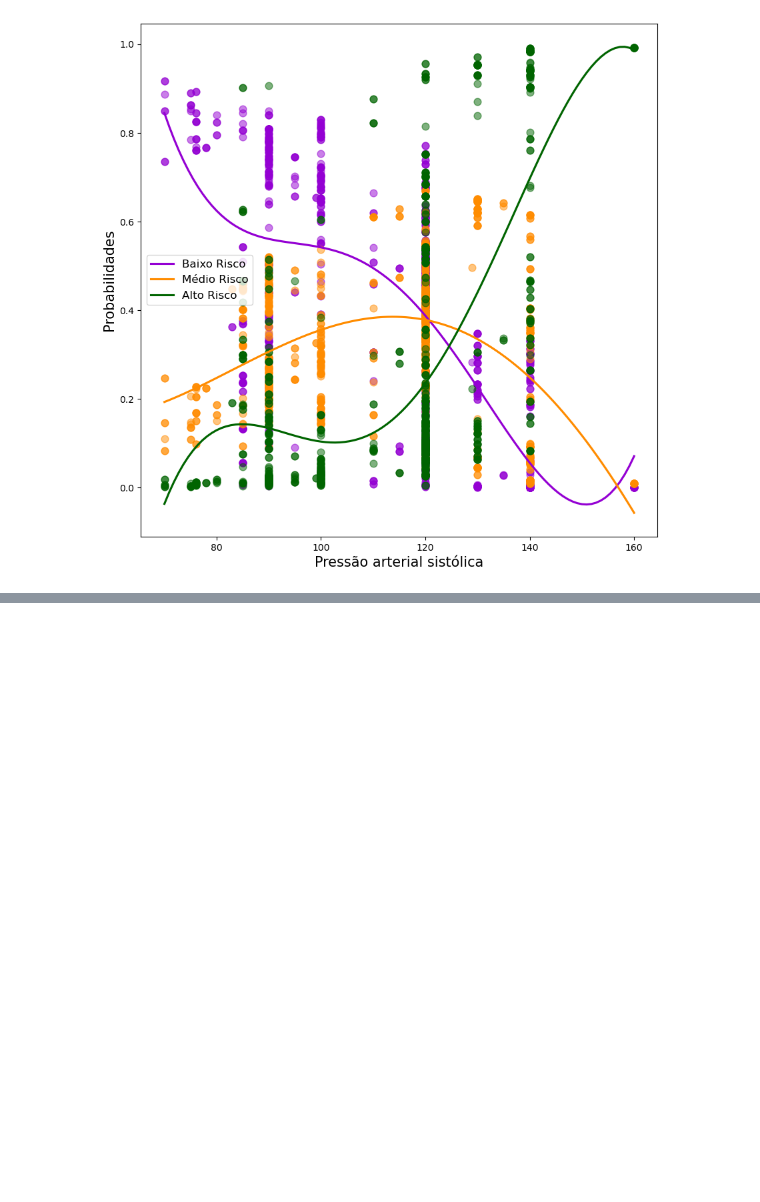
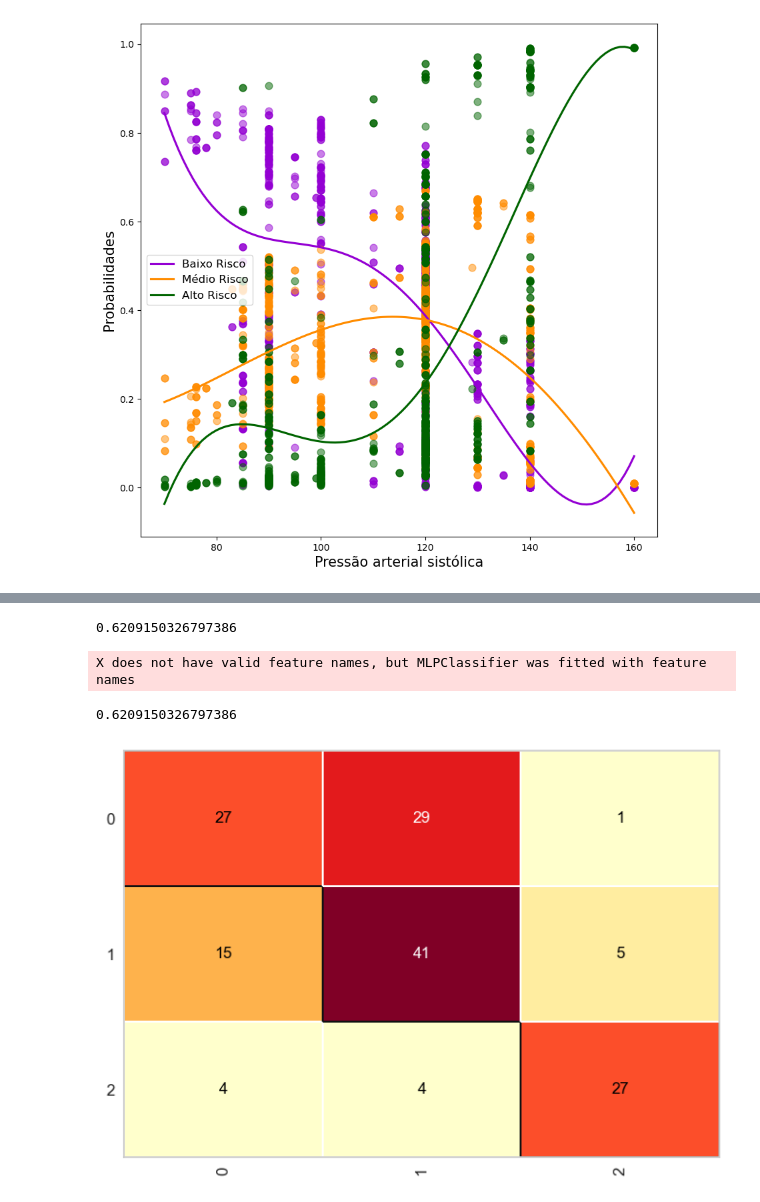
Before and after one commit to BrunoMeloSlv/Maternal_Health_Risk, a Jupyter notebook: Maternal Health Risk.ipynb, the cells around one changed output, grey strips where cells are left out. Drawn from its saved outputs; the diff is of its cells as text; code cells hidden in the pictures; blank space fills up the shorter version.

```diff
--- a/Maternal Health Risk.ipynb
+++ b/Maternal Health Risk.ipynb
@@ -526,0 +632,6 @@ plt.show()
+# %%
+from sklearn.neural_network import MLPClassifier
+rede_neural = MLPClassifier(max_iter= 1000, verbose= True,
+                                   solver = 'adam', activation= 'relu',
+                                   hidden_layer_sizes= (150,150))
+rede_neural.fit(x_treinamento,y_treinamento)
@@ -526,0 +669,14 @@ plt.show()
+# %%
+from sklearn.metrics import accuracy_score, classification_report
+accuracy_score(y_teste,previsoes_rede_neural)
+# %% [output]
+0.6209150326797386
+# %%
+from yellowbrick.classifier import ConfusionMatrix
+cm = ConfusionMatrix(rede_neural)
+cm.fit(x_treinamento,y_treinamento)
+cm.score(x_teste,y_teste)
+# %% [output]
+X does not have valid feature names, but MLPClassifier was fitted with feature names
+0.6209150326797386
+[figure, added]
```
Also changed, not shown: parts of 18 cells of this notebook.
